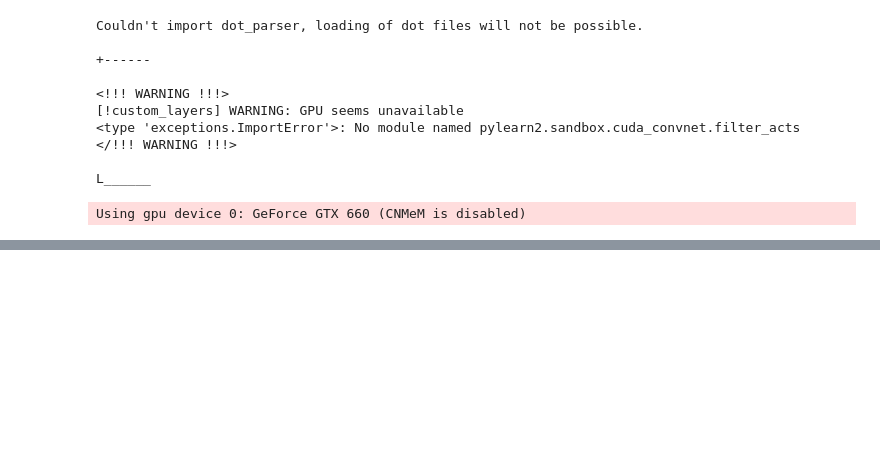
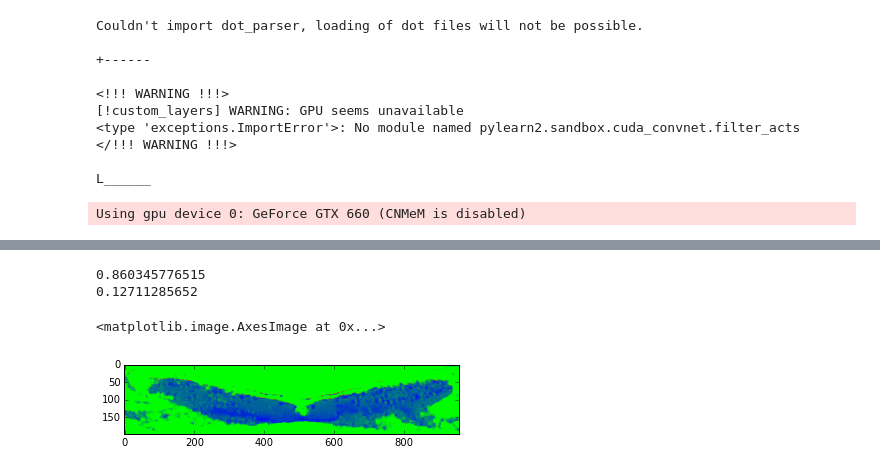
Before and after one commit to zmjjmz/thesiswork, a Jupyter notebook: edge_extract/Network Analysis.ipynb, the cells around one changed output, grey strips where cells are left out. Saved outputs shown, nothing was run; the diff lists cells and outputs as text; code cells hidden in the pictures; blank space fills up the shorter version.

```diff
--- a/edge_extract/Network Analysis.ipynb
+++ b/edge_extract/Network Analysis.ipynb
@@ -23 +37,4 @@ Using gpu device 0: GeForce GTX 660 (CNMeM is disabled)
+# %%
+model_loc = 'annot_full_32_100r'
+dset_loc = 'TESTannot_full_32_100r'
 # %%
@@ -124,0 +143,4 @@ img_output = segmenter_fn(img_normed)
+# %%
+# Whole image accuracy on the images we have segmented
+whole_loc = "annot_full_whole"
+whole_dset = load_dataset(join(dataset_loc, "Flukes/patches/%s" % whole_loc))
@@ -124,0 +157,11 @@ img_output = segmenter_fn(img_normed)
+# %%
+print(np.average(accuracies))
+print(np.std(accuracies))
+# %% [output]
+0.860345776515
+0.12711285652
+# %%
+plt.imshow(segmenter_fn(prepare_img(whole_dset['train'][0][149])).swapaxes(1,3)[0])
+# %% [output]
+<matplotlib.image.AxesImage at 0x...>
+[figure, added]
```
Also changed, not shown: parts of 15 cells of this notebook, 6 other files.
